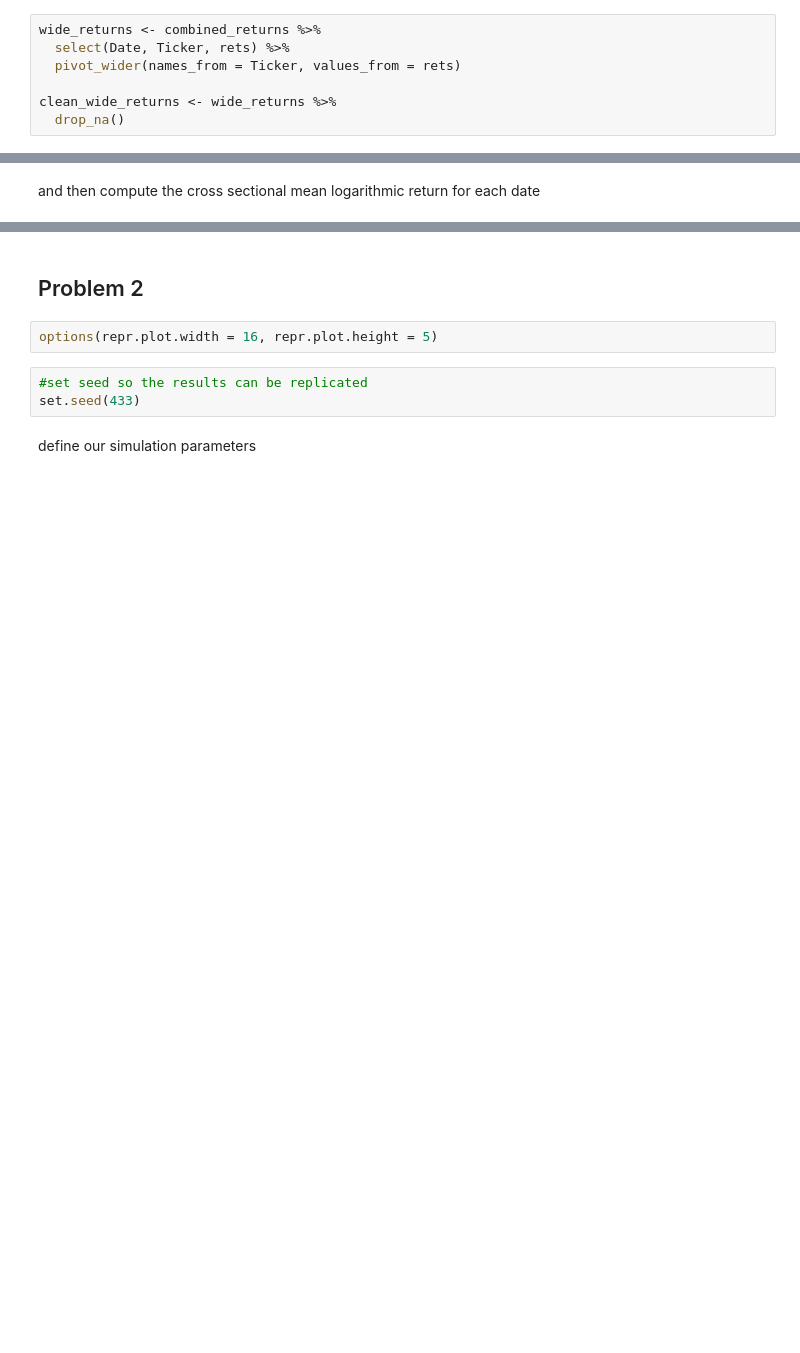
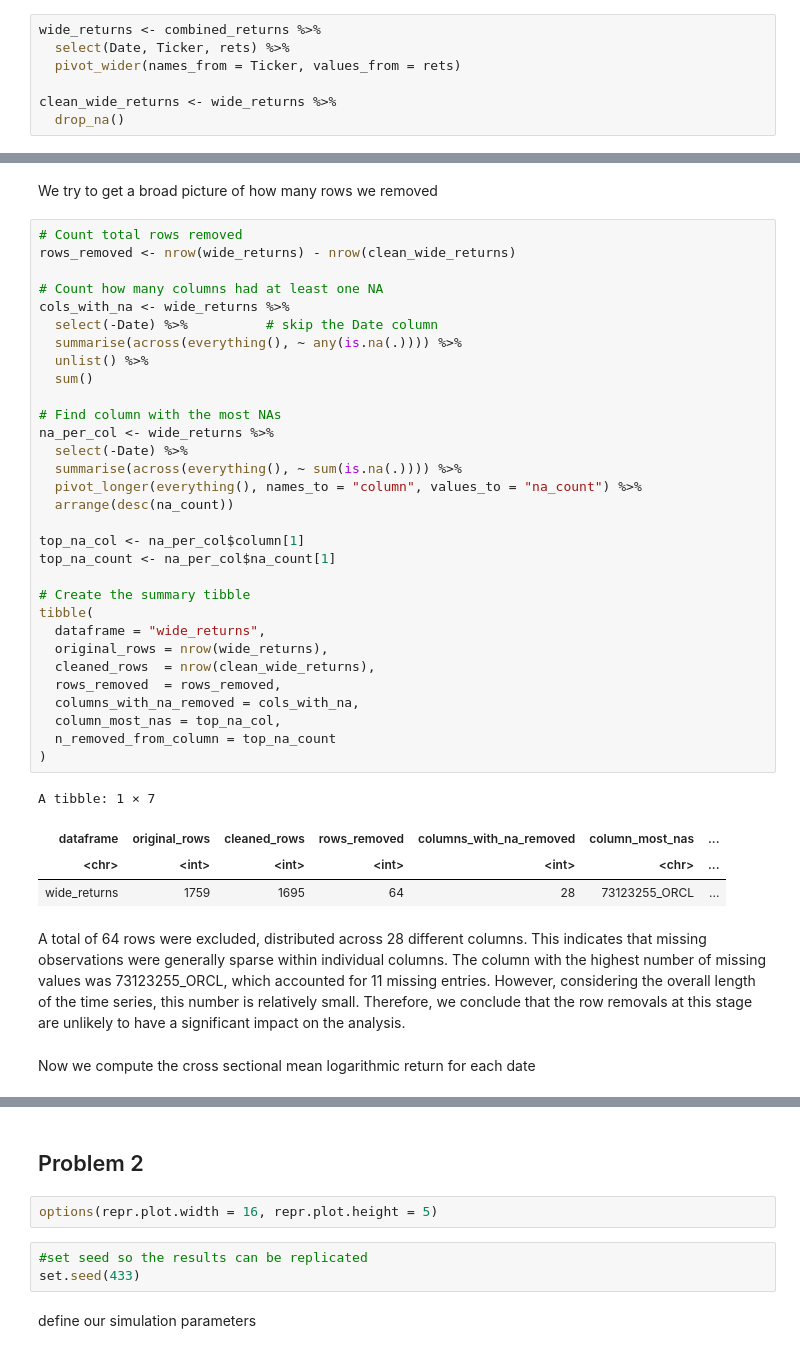
Before and after one commit to ahojdobryden/FiCox, a Jupyter notebook: HW1.ipynb, the cells around one changed output, grey strips where cells are left out. Cells and saved outputs as stored; diff of their text form; blank space fills up the shorter version.

```diff
--- a/HW1.ipynb
+++ b/HW1.ipynb
@@ -632,5 +629,45 @@ clean_wide_returns <- wide_returns %>%
+# %% [markdown]
+We try to get a broad picture of how many rows we removed
+# %%
+# Count total rows removed
+rows_removed <- nrow(wide_returns) - nrow(clean_wide_returns)
+
+# Count how many columns had at least one NA
+cols_with_na <- wide_returns %>%
+  select(-Date) %>%          # skip the Date column
+  summarise(across(everything(), ~ any(is.na(.)))) %>%
+  unlist() %>%
+  sum()
+
+# Find column with the most NAs
+na_per_col <- wide_returns %>%
+  select(-Date) %>%
+  summarise(across(everything(), ~ sum(is.na(.)))) %>%
+  pivot_longer(everything(), names_to = "column", values_to = "na_count") %>%
+  arrange(desc(na_count))
+
+top_na_col <- na_per_col$column[1]
+top_na_count <- na_per_col$na_count[1]
+
+# Create the summary tibble
+tibble(
+  dataframe = "wide_returns",
+  original_rows = nrow(wide_returns),
+  cleaned_rows  = nrow(clean_wide_returns),
+  rows_removed  = rows_removed,
+  columns_with_na_removed = cols_with_na,
+  column_most_nas = top_na_col,
+  n_removed_from_column = top_na_count
+)
+# %% [output]
+A tibble: 1 × 7
+| dataframe | original_rows | cleaned_rows | rows_removed | columns_with_na_removed | column_most_nas | ... |
+| <chr> | <int> | <int> | <int> | <int> | <chr> | ... |
+| wide_returns | 1759 | 1695 | 64 | 28 | 73123255_ORCL | ... |
+# %% [markdown]
+A total of 64 rows were excluded, distributed across 28 different columns. This indicates that missing observations were generally sparse within individual columns. The column with the highest number of missing values was 73123255_ORCL, which accounted for 11 missing entries. However, considering the overall length of the time series, this number is relatively small. Therefore, we conclude that the row removals at this stage are unlikely to have a significant impact on the analysis.
 # %% [markdown]
-and then compute the cross sectional mean logarithmic return for each date
+Now we compute the cross sectional mean logarithmic return for each date
 # %%
 mean_series <- clean_wide_returns %>%
   mutate(cross_sectional_mean = rowMeans(select(., -Date))) %>%
```
Also changed, not shown: parts of 18 cells of this notebook.
